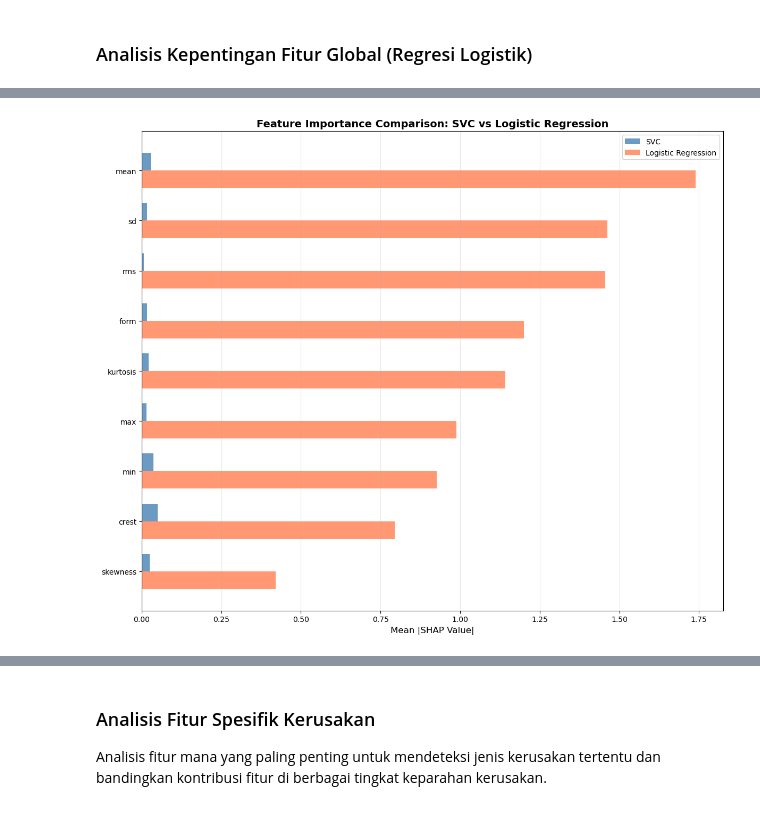
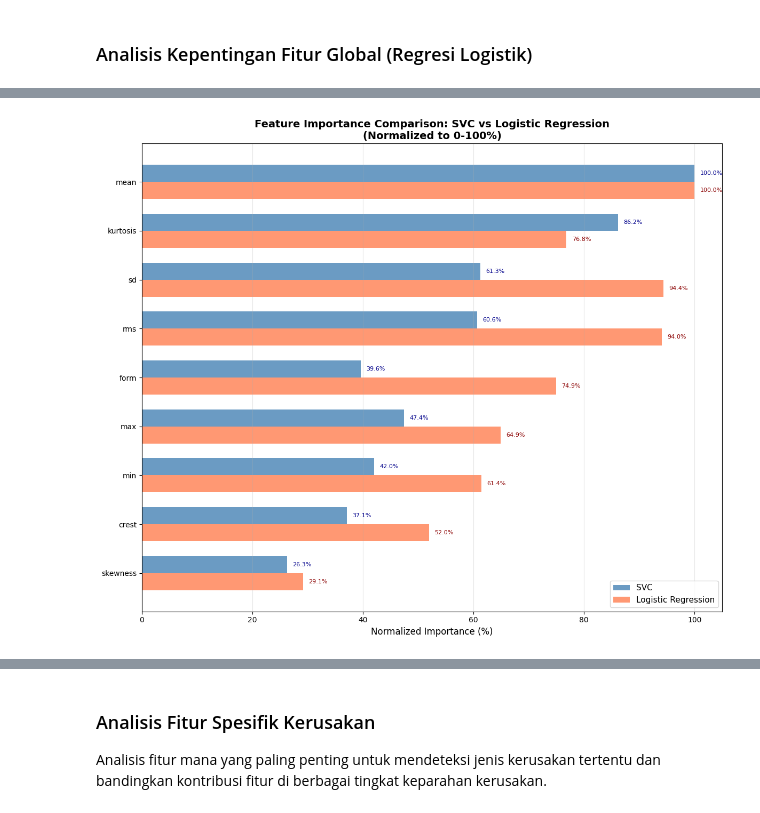
Before and after one commit to ekkirinaldi/ai-bearing-conference, a Jupyter notebook: kaggle/input/cwru-bearing-datasets/ID-crwu-bearings-benchmarks-shap-explainability.ipynb, the cells around one changed output, grey strips where cells are left out. Drawn from its saved outputs; the diff is of its cells as text; code cells hidden in the pictures.

```diff
--- a/kaggle/input/cwru-bearing-datasets/ID-crwu-bearings-benchmarks-shap-explainability.ipynb
+++ b/kaggle/input/cwru-bearing-datasets/ID-crwu-bearings-benchmarks-shap-explainability.ipynb
@@ -70,7 +171,7 @@ File yang akan kita baca adalah hasil preprocessing dari file data mentah (folde
 
 Segmen time series berisi 2048 titik masing-masing. Mengingat frekuensi sampling adalah 48kHz, setiap time series mencakup 0.04 detik.
 # %%
-data_time = pd.read_csv("kaggle/input/cwru-bearing-datasets/feature_time_48k_2048_load_1.csv")
+data_time = pd.read_csv("feature_time_48k_2048_load_1.csv")
 data_time
 # %% [output]
 |  | max | min | mean | sd | rms | skewness | kurtosis | crest | form | fault |
@@ -1109,6 +898,16 @@ Regresi Logistik adalah model linear, jadi kita dapat menggunakan LinearExplaine
 # %%
 # Initialize SHAP LinearExplainer for Logistic Regression
 # LinearExplainer is much faster for linear models
+
+# First, ensure the logistic regression model is defined and trained
+from sklearn.linear_model import LogisticRegression
+
+if 'logis_model' not in globals():
+    print("Creating and training Logistic Regression model...")
+    logis_model = LogisticRegression(multi_class='multinomial', solver='lbfgs', max_iter=1000)
+    logis_model.fit(train_data_scaled, train_data['fault'])
+    print("Logistic Regression model trained successfully!")
+
 print("Initializing SHAP LinearExplainer for Logistic Regression model...")
 explainer_lr = shap.LinearExplainer(logis_model, train_data_scaled)
 
@@ -1420,34 +1229,70 @@ Bandingkan kepentingan fitur antara kedua model untuk memahami fitur mana yang p
 # %%
-# Merge feature importance from both models
-comparison_df = pd.merge(
-    feature_importance_df.rename(columns={'Mean |SHAP Value|': 'SVC_Importance'}),
-    feature_importance_df_lr.rename(columns={'Mean |SHAP Value|': 'LR_Importance'}),
-    on='Feature',
-    how='outer'
-).fillna(0)
+# Feature Importance Comparison: SVC vs Logistic Regression (Normalized Scale)
 
-# Sort by average importance
-comparison_df['Average_Importance'] = (comparison_df['SVC_Importance'] + comparison_df['LR_Importance']) / 2
-comparison_df = comparison_df.sort_values('Average_Importance', ascending=False)
+# Use the normalized comparison from previous cell if available
+if 'comparison_normalized' in globals():
+    comparison_df = comparison_normalized.copy()
+    # Use normalized values for visualization
+    svc_values = comparison_df['SVC_Normalized'].values
+    lr_values = comparison_df['LR_Normalized'].values
+    xlabel = 'Normalized Importance (%)'
+    title_suffix = '(Normalized to 0-100%)'
+else:
+    # Fallback: calculate if not available
+    feature_names = data_time.columns[:-1].tolist()
+    mean_abs_shap_svc = np.abs(shap_values_svc).mean(axis=(0, 2))
+    if 'shap_values_lr' not in globals():
+        shap_values_lr = explainer_lr.shap_values(test_sample)
+    mean_abs_shap_lr = np.abs(shap_values_lr).mean(axis=(0, 2))
 
-print("Feature Importance Comparison (Top 15):")
-print(comparison_df.head(15))
+    comparison_df = pd.DataFrame({
+        'Feature': feature_names,
+        'SVC_Raw': mean_abs_shap_svc,
+        'LR_Raw': mean_abs_shap_lr
+    })
 
-# Visualize comparison
+    # Normalize to percentage (0-100%) for each model separately
+    comparison_df['SVC_Normalized'] = (comparison_df['SVC_Raw'] / comparison_df['SVC_Raw'].max()) * 100
+    comparison_df['LR_Normalized'] = (comparison_df['LR_Raw'] / comparison_df['LR_Raw'].max()) * 100
+
+    svc_values = comparison_df['SVC_Normalized'].values
+    lr_values = comparison_df['LR_Normalized'].values
+    xlabel = 'Normalized Importance (%)'
+    title_suffix = '(Normalized to 0-100%)'
+
+# Sort by average normalized importance
+comparison_df['Average_Normalized'] = (comparison_df['SVC_Normalized'] + comparison_df['LR_Normalized']) / 2
+comparison_df = comparison_df.sort_values('Average_Normalized', ascending=False)
+
+print("Feature Importance Comparison (Normalized Scale):")
+print(comparison_df[['Feature', 'SVC_Normalized', 'LR_Normalized', 'Average_Normalized']].to_string(index=False))
+
+# Visualize comparison with normalized scale
 fig, ax = plt.subplots(figsize=(12, 10))
 x = np.arange(len(comparison_df))
 width = 0.35
 
-bars1 = ax.barh(x - width/2, comparison_df['SVC_Importance'], width, label='SVC', color='steelblue', alpha=0.8)
-bars2 = ax.barh(x + width/2, comparison_df['LR_Importance'], width, label='Logistic Regression', color='coral', alpha=0.8)
+bars1 = ax.barh(x - width/2, comparison_df['SVC_Normalized'], width, label='SVC', color='steelblue', alpha=0.8)
+bars2 = ax.barh(x + width/2, comparison_df['LR_Normalized'], width, label='Logistic Regression', color='coral', alpha=0.8)
 
 ax.set_yticks(x)
 ax.set_yticklabels(comparison_df['Feature'])
-ax.set_xlabel('Mean |SHAP Value|', fontsize=12)
-ax.set_title('Feature Importance Comparison: SVC vs Logistic Regression', fontsize=14, fontweight='bold')
-ax.legend()
+ax.set_xlabel(xlabel, fontsize=12)
+ax.set_title(f'Feature Importance Comparison: SVC vs Logistic Regression\n{title_suffix}', fontsize=14, fontweight='bold')
+ax.legend(fontsize=11)
 ax.grid(axis='x', alpha=0.3)
+ax.set_xlim([0, 105])
 ax.invert_yaxis()
+
+# Add value labels
+for i, (bar1, bar2) in enumerate(zip(bars1, bars2)):
+    height1 = bar1.get_width()
+    height2 = bar2.get_width()
+    ax.text(height1 + 1, bar1.get_y() + bar1.get_height()/2, f'{height1:.1f}%',
+            ha='left', va='center', fontsize=8, color='darkblue')
+    ax.text(height2 + 1, bar2.get_y() + bar2.get_height()/2, f'{height2:.1f}%',
+            ha='left', va='center', fontsize=8, color='darkred')
+
 plt.tight_layout()
 plt.show()
 # %% [output]
@@ -1465 +1310 @@ Feature Importance Comparison (Top 15):
-[figure, old version]
+[figure, new version]
```
Also changed, not shown: parts of 78 cells of this notebook.
